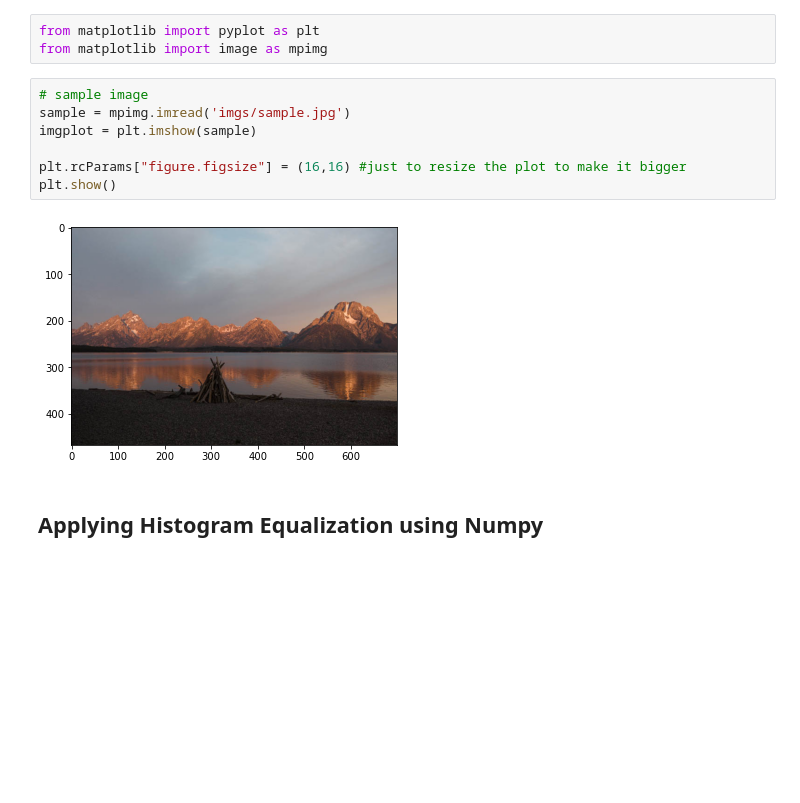
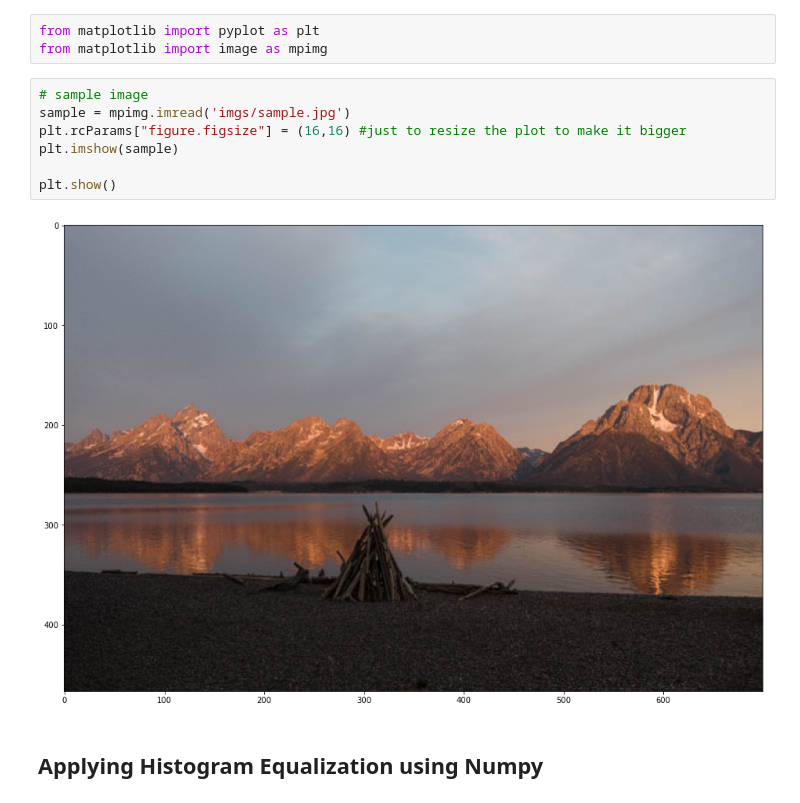
Before and after one commit to rjPajaro/Pattern-Recognition-Projects, a Jupyter notebook: CLAHE/CLAHE_demo.ipynb, the cells around one changed output. Saved outputs shown, nothing was run; the diff lists cells and outputs as text; blank space fills up the shorter version.

```diff
--- a/CLAHE/CLAHE_demo.ipynb
+++ b/CLAHE/CLAHE_demo.ipynb
@@ -12,12 +12,12 @@ from matplotlib import image as mpimg
 # %%
 # sample image
 sample = mpimg.imread('imgs/sample.jpg')
-imgplot = plt.imshow(sample)
+plt.rcParams["figure.figsize"] = (16,16) #just to resize the plot to make it bigger
+plt.imshow(sample)
 
-plt.rcParams["figure.figsize"] = (16,16) #just to resize the plot to make it bigger
 plt.show()
 # %% [output]
-[figure, old version]
+[figure, new version]
 # %% [markdown]
 ## Applying Histogram Equalization using Numpy
 # %%
```
Also changed, not shown: parts of 1 cell of this notebook, 2 other files.
